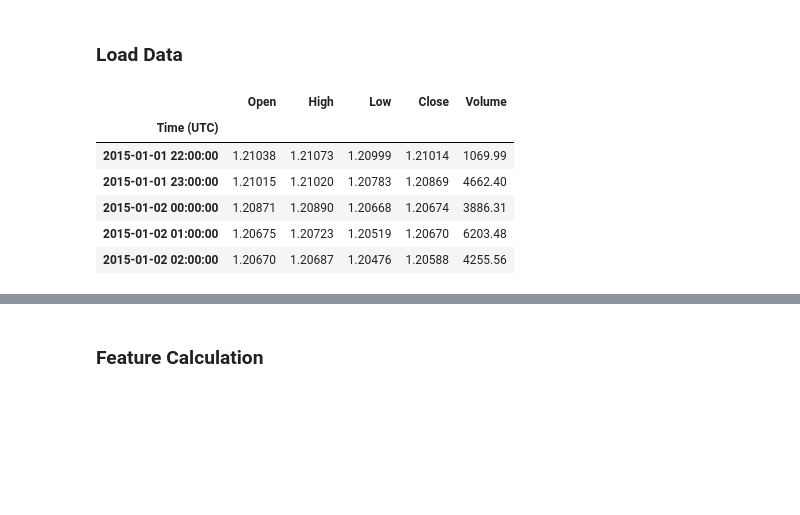
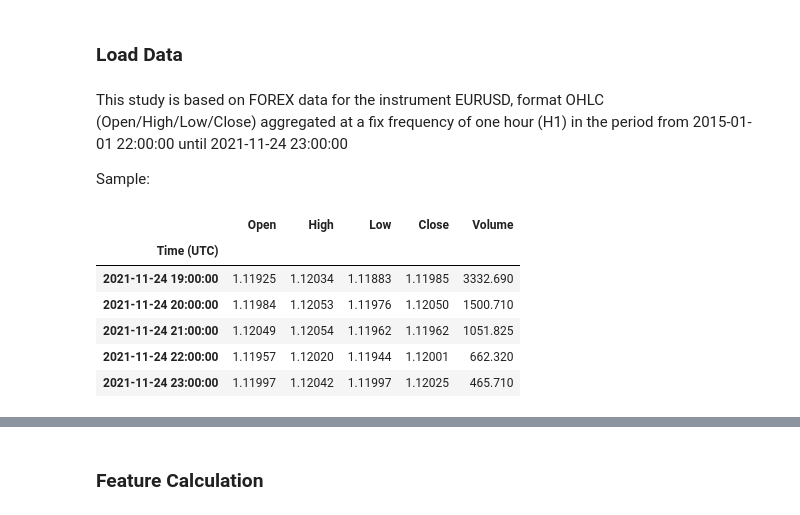
Before and after one commit to mchiuminatto/MVA_Crossover, a Jupyter notebook: SMA Crossover v.1.1.ipynb, the cells around one changed output, grey strips where cells are left out. Saved outputs shown, nothing was run; the diff lists cells and outputs as text; code cells hidden in the pictures; blank space fills up the shorter version.

```diff
--- a/SMA Crossover v.1.1.ipynb
+++ b/SMA Crossover v.1.1.ipynb
@@ -143,16 +141,20 @@ PIP_FACTOR = 10**DIGITS  # factor to convert from points change to pip change
 TRADE_COST = 0.5  # estimated spread + commission per trade
 # %% [markdown]
 ### Load Data
+# %% [markdown]
+This study is based on FOREX data for the instrument EURUSD, format OHLC (Open/High/Low/Close) aggregated at a fix frequency of one hour (H1) in the period from 2015-01-01 22:00:00 until 2021-11-24 23:00:00
+
+Sample:
 # %%
 df = pd.read_csv('EURUSD_Hourly_Bid_2015.01.01_2021.11.24.csv')
 df['Time (UTC)'] = pd.to_datetime(df['Time (UTC)'])
 df.set_index('Time (UTC)', inplace=True)
-df.head()
+df.tail()
 # %% [output]
 |  | Open | High | Low | Close | Volume |
 | Time (UTC) |  |  |  |  |  |
-| 2015-01-01 22:00:00 | 1.21038 | 1.21073 | 1.20999 | 1.21014 | 1069.99 |
-| 2015-01-01 23:00:00 | 1.21015 | 1.21020 | 1.20783 | 1.20869 | 4662.40 |
-| 2015-01-02 00:00:00 | 1.20871 | 1.20890 | 1.20668 | 1.20674 | 3886.31 |
-| 2015-01-02 01:00:00 | 1.20675 | 1.20723 | 1.20519 | 1.20670 | 6203.48 |
-| 2015-01-02 02:00:00 | 1.20670 | 1.20687 | 1.20476 | 1.20588 | 4255.56 |
+| 2021-11-24 19:00:00 | 1.11925 | 1.12034 | 1.11883 | 1.11985 | 3332.690 |
+| 2021-11-24 20:00:00 | 1.11984 | 1.12053 | 1.11976 | 1.12050 | 1500.710 |
+| 2021-11-24 21:00:00 | 1.12049 | 1.12054 | 1.11962 | 1.11962 | 1051.825 |
+| 2021-11-24 22:00:00 | 1.11957 | 1.12020 | 1.11944 | 1.12001 | 662.320 |
+| 2021-11-24 23:00:00 | 1.11997 | 1.12042 | 1.11997 | 1.12025 | 465.710 |
```
Also changed, not shown: parts of 21 cells of this notebook, 3 other files.
